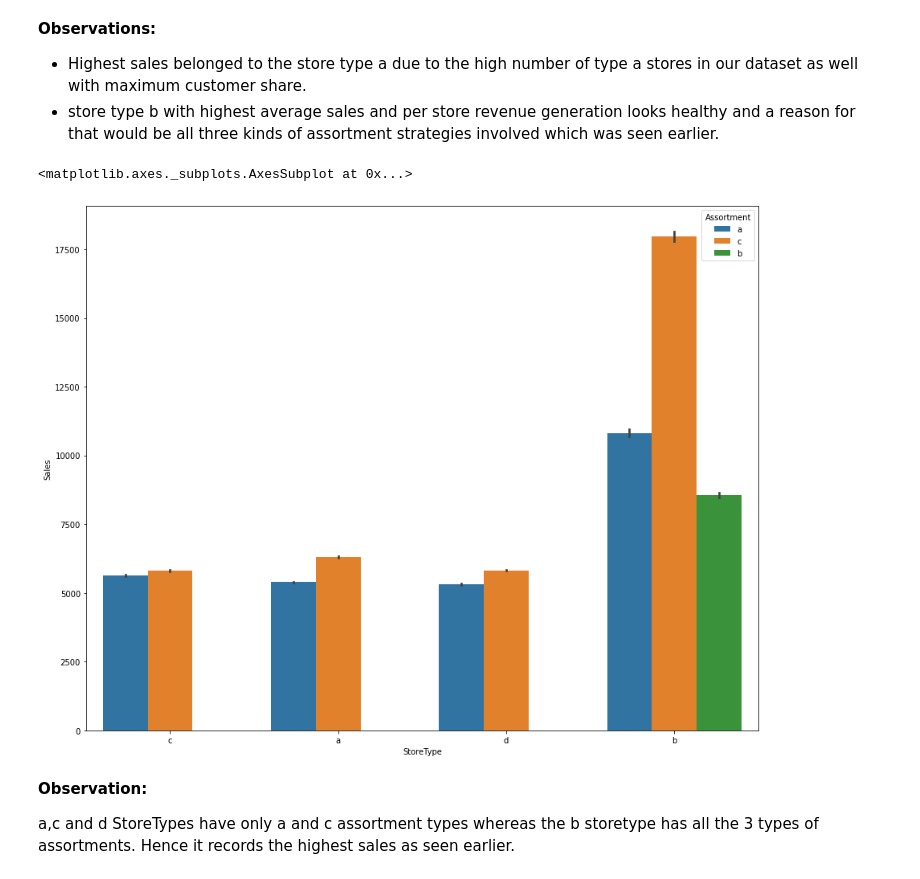
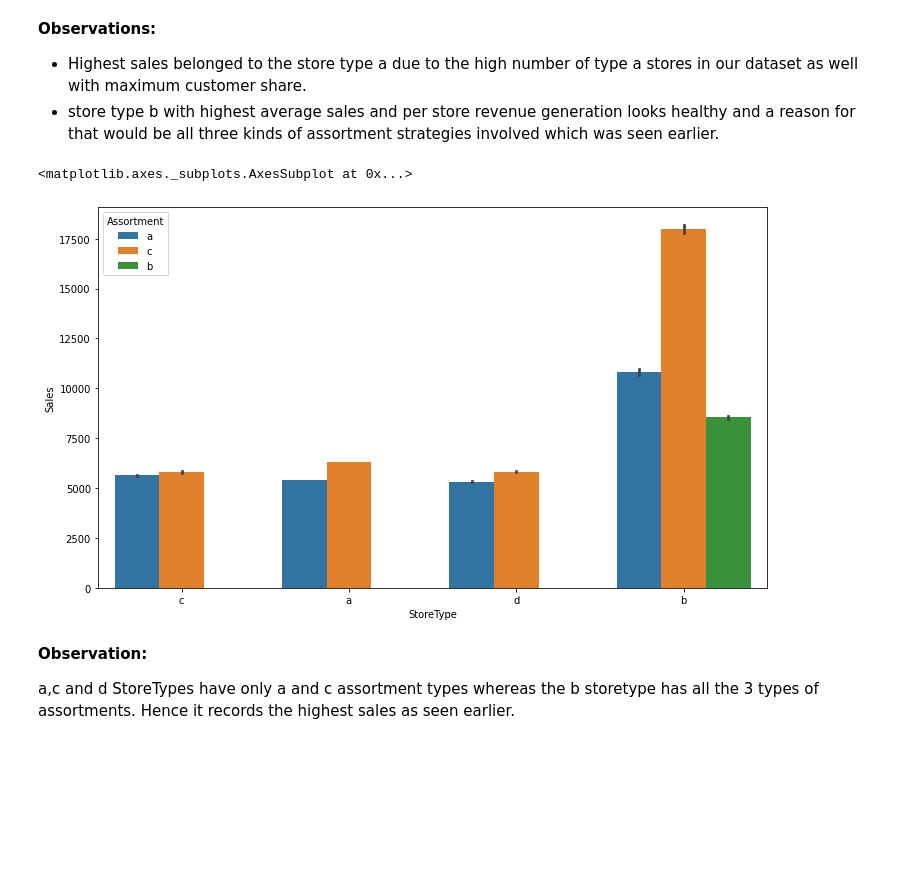
Before and after one commit to AnnayanB/SupervisedML_RetailSalePrediction, a Jupyter notebook: Team_notebook_of_Rossmann_Sales_Prediction_Capstone_Project(Prabhat_Annayan).ipynb, the cells around one changed output. Cells and saved outputs as stored; diff of their text form; code cells hidden in the pictures; blank space fills up the shorter version.

```diff
--- a/Team_notebook_of_Rossmann_Sales_Prediction_Capstone_Project(Prabhat_Annayan).ipynb
+++ b/Team_notebook_of_Rossmann_Sales_Prediction_Capstone_Project(Prabhat_Annayan).ipynb
@@ -409,11 +409,11 @@ plt.show()
 *   store type b with highest average sales and per store revenue generation looks healthy and a reason for that would be all three kinds of assortment strategies involved which was seen earlier.
 # %%
 #Let's check the relationship between store type, assortment levels and sales
-fig = plt.figure(figsize=(15, 12))
+fig = plt.figure(figsize=(12, 7))
 sns.barplot(x=df["StoreType"],y=df['Sales'],hue=df["Assortment"])
 # %% [output]
 <matplotlib.axes._subplots.AxesSubplot at 0x...>
-[figure, old version]
+[figure, new version]
 # %% [markdown]
 **Observation:**
 
```
Also changed, not shown: parts of 2 cells of this notebook.
